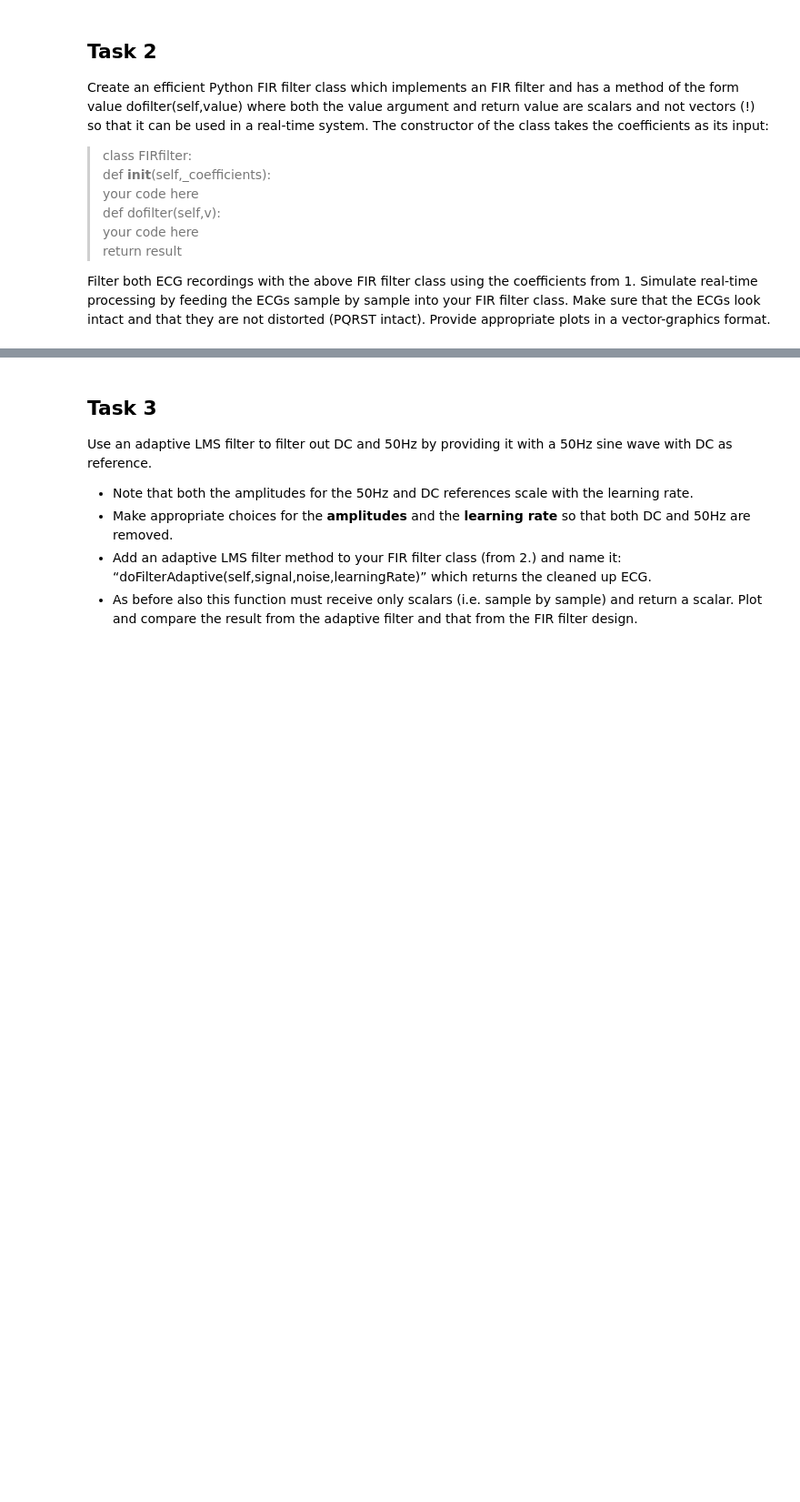
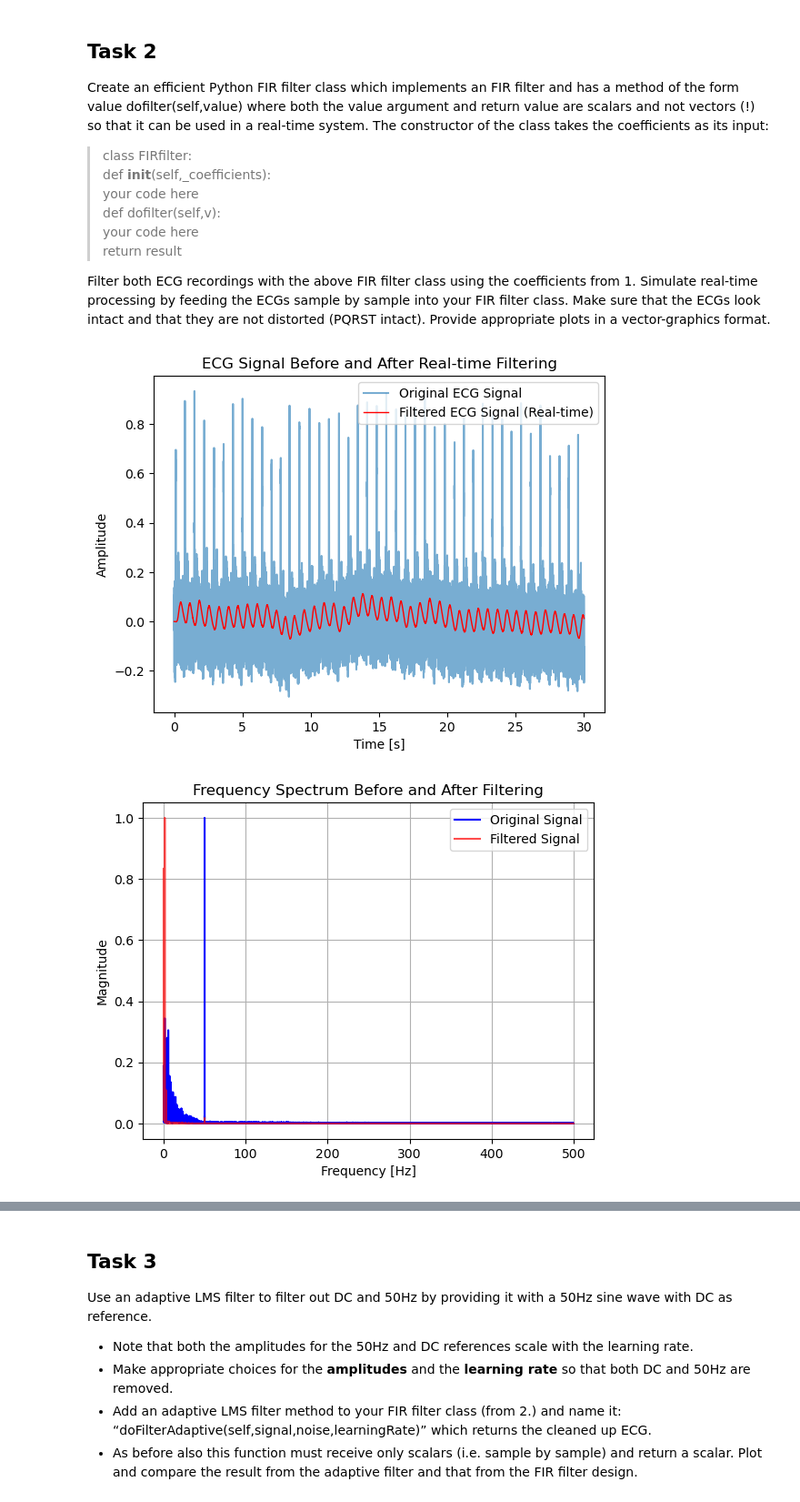
Before and after one commit to aurora0543/FIR_Lab, a Jupyter notebook: FIR.ipynb, the cells around one changed output, grey strips where cells are left out. Shown at 91% size. Saved outputs shown, nothing was run; the diff lists cells and outputs as text; code cells hidden in the pictures; blank space fills up the shorter version.

```diff
--- a/FIR.ipynb
+++ b/FIR.ipynb
@@ -54,6 +54,9 @@ Create an efficient Python FIR filter class which implements an FIR filter and h
 
 Filter both ECG recordings with the above FIR filter class using the coefficients from 1. Simulate real-time processing by feeding the ECGs sample by sample into your FIR filter class. Make sure that the ECGs look intact and that they are not distorted (PQRST intact). Provide appropriate plots in a vector-graphics format.
 # %%
+import numpy as np
+import matplotlib.pyplot as plt
+
 path = 'ECG Traces-20241104/Noisy ECGs/Noisy_ECG_1000Hz_8.dat'
 sampling_rate = 1000
 
@@ -68,33 +71,59 @@ def load_ecg_signal(filename, sampling_rate):
 # Load ECG signal data from file
 ecg_signal = load_ecg_signal(path, sampling_rate)
 
 class FIRfilter:
     def __init__(self, coefficients):
         self.coefficients = coefficients
         self.buffer = np.zeros(len(coefficients))
 
     def dofilter(self, value):
         self.buffer = np.roll(self.buffer, -1)
         self.buffer[-1] = value
         result = np.dot(self.coefficients, self.buffer)
         return result
 
 
 fir_coeffs = combined_highpass_bandstop_fir(sampling_rate) # Create FIR filter coefficients
 FIR_filter = FIRfilter(fir_coeffs) # Initialize FIR filter with the coefficients
 
 # Simulate real-time processing by filtering the ECG signal sample by sample
-filtered_ecg_signal_realtime = np.array([FIR_filter.dofilter(sample) for sample in ecg_signal])
+filtered_ecg_signal = np.array([FIR_filter.dofilter(sample) for sample in ecg_signal])
 
 duration = len(ecg_signal) / sampling_rate
 time = np.linspace(0, duration, len(ecg_signal))
 
 # Plot the original and filtered signals
-plt.figure(figsize=(14, 6))
+plt.figure()
 plt.plot(time, ecg_signal, label='Original ECG Signal', alpha=0.6)
-plt.plot(time, filtered_ecg_signal_realtime, label='Filtered ECG Signal (Real-time)', color='red', linewidth=1)
+plt.plot(time, filtered_ecg_signal, label='Filtered ECG Signal (Real-time)', color='red', linewidth=1)
 plt.legend()
 plt.title('ECG Signal Before and After Real-time Filtering')
 plt.xlabel('Time [s]')
 plt.ylabel('Amplitude')
 plt.show()
+
+def do_fft(signal, sampling_rate):
+    fft_result = np.fft.fft(signal)
+    freqs = np.fft.fftfreq(len(signal), 1/sampling_rate)
+    positive_freqs = freqs[:len(signal) // 2]
+    positive_fft = fft_result[:len(signal) // 2]
+    return positive_freqs, positive_fft
+
+noise_freqs, noise_fft = do_fft(ecg_signal, sampling_rate)
+filtered_freqs, filtered_fft = do_fft(filtered_ecg_signal, sampling_rate)
+
+normalized_noise_fft = np.abs(noise_fft) / np.max(np.abs(noise_fft))
+normalized_filtered_fft = np.abs(filtered_fft) / np.max(np.abs(filtered_fft))
+
+plt.figure()
+plt.plot(noise_freqs, normalized_noise_fft, color = 'b',  label='Original Signal')
+plt.plot(filtered_freqs, normalized_filtered_fft, color = 'r',alpha=0.7, label='Filtered Signal')
+plt.title('Frequency Spectrum Before and After Filtering')
+plt.xlabel('Frequency [Hz]')
+plt.ylabel('Magnitude')
+plt.legend()
+plt.grid()
+plt.show()
+# %% [output]
+[figure, added]
+[figure, added]
```
Also changed, not shown: parts of 5 cells of this notebook.
